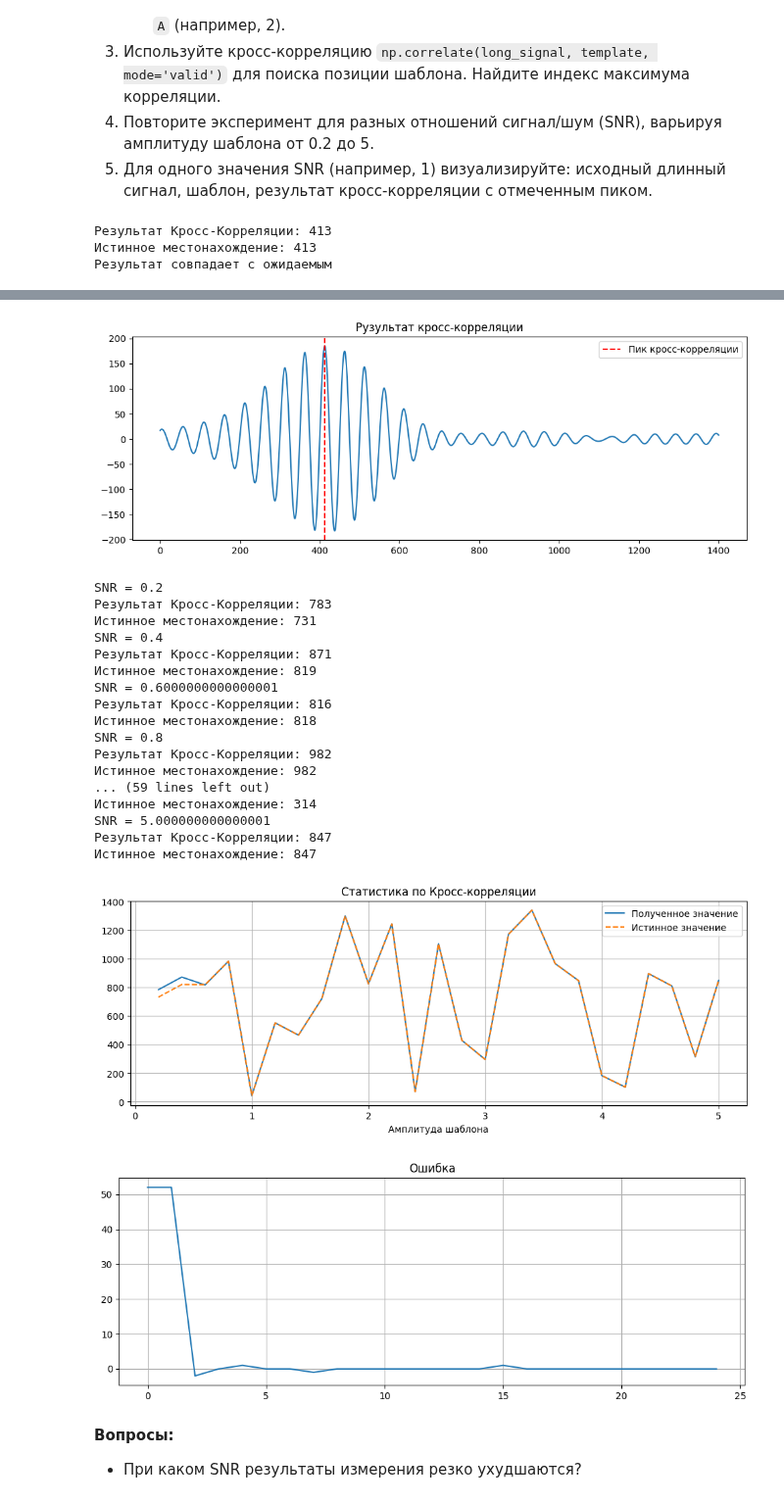
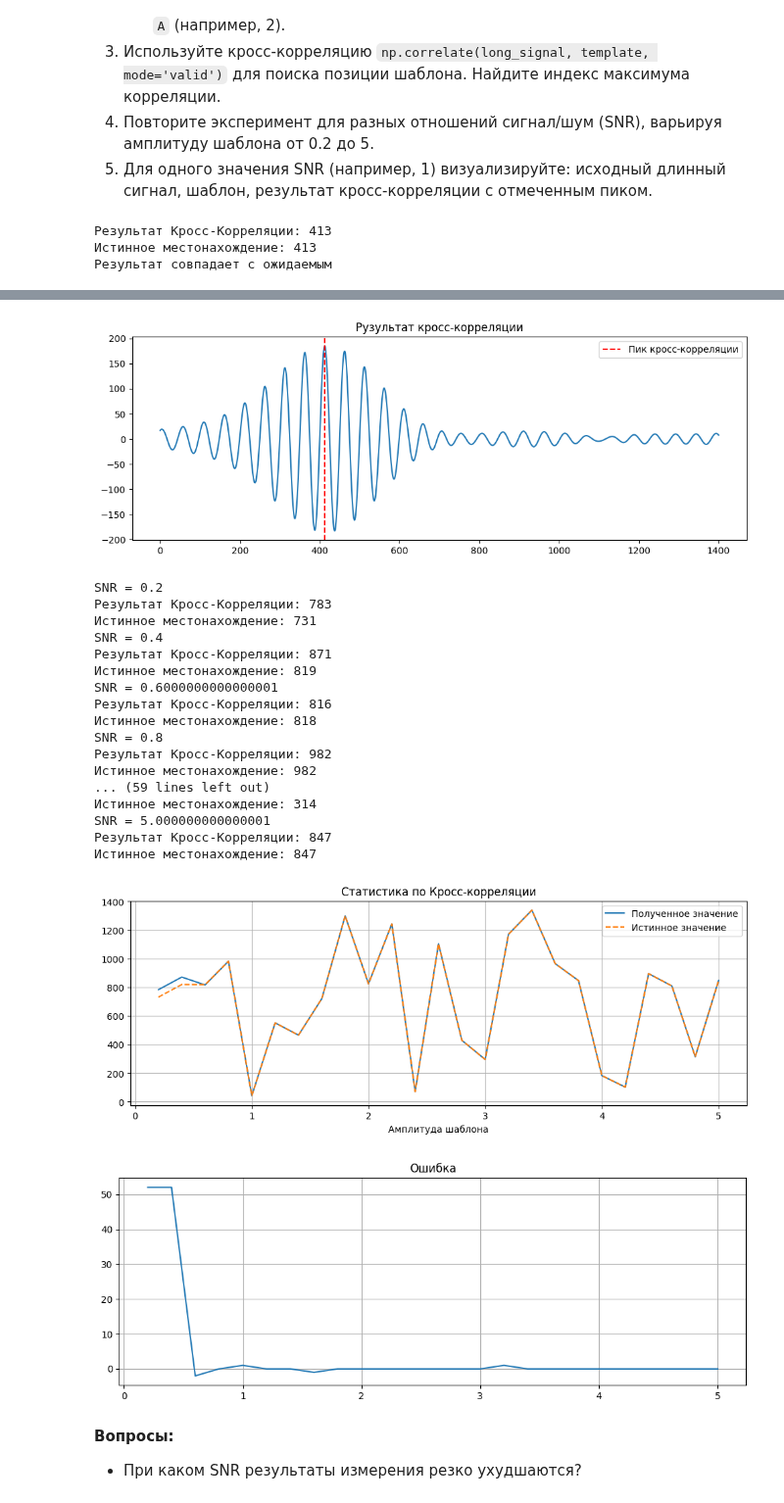
Before and after one commit to Korobokkk/YADRO-2026_dsp-seminars, a Jupyter notebook: KieselevIseminars/3.ipynb, the cells around one changed output, grey strips where cells are left out. Shown at 98% size. Saved outputs shown, nothing was run; the diff lists cells and outputs as text; code cells hidden in the pictures.

```diff
--- a/KieselevIseminars/3.ipynb
+++ b/KieselevIseminars/3.ipynb
@@ -518,35 +521,35 @@ plt.show()
 
 error = error = np.array(predict_value) - np.array(true_value)
 plt.title('Ошибка')
-plt.plot( np.arange(len(predict_value)), error)
+plt.plot( np.arange(0.2, 5.2, 0.2), error)
 plt.grid(True)
 plt.show()
 # %% [output]
 Результат Кросс-Корреляции: 413
 Истинное местонахождение: 413
 Результат совпадает с ожидаемым
 [figure]
 [figure]
 [figure]
 SNR = 0.2
 Результат Кросс-Корреляции: 783
 Истинное местонахождение: 731
 SNR = 0.4
 Результат Кросс-Корреляции: 871
 Истинное местонахождение: 819
 SNR = 0.6000000000000001
 Результат Кросс-Корреляции: 816
 Истинное местонахождение: 818
 SNR = 0.8
 Результат Кросс-Корреляции: 982
 Истинное местонахождение: 982
 ... (59 lines left out)
 Истинное местонахождение: 314
 SNR = 5.000000000000001
 Результат Кросс-Корреляции: 847
 Истинное местонахождение: 847
 [figure]
-[figure, old version]
+[figure, new version]
 # %% [markdown]
 **Вопросы:**
 - При каком SNR результаты измерения резко ухудшаются?
```
Also changed, not shown: parts of 7 cells of this notebook.
